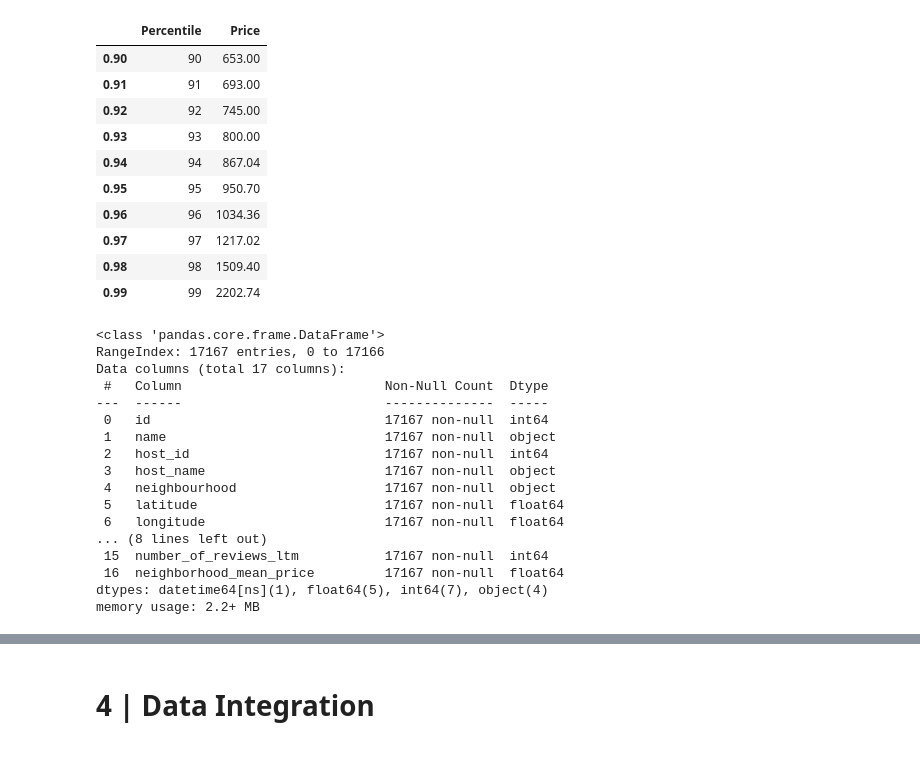
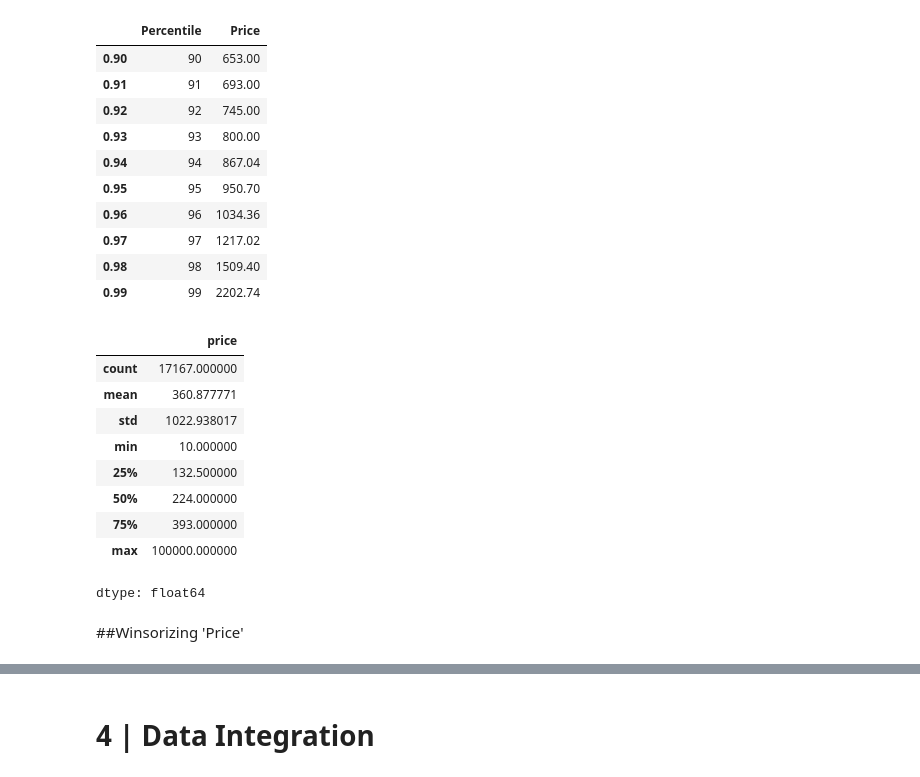
Before and after one commit to SallyPosey/DW_app, a Jupyter notebook: Real_Final_Project.ipynb, the cells around one changed output, grey strips where cells are left out. Drawn from its saved outputs; the diff is of its cells as text; code cells hidden in the pictures.

```diff
--- a/Real_Final_Project.ipynb
+++ b/Real_Final_Project.ipynb
@@ -124,23 +146,18 @@ percentile_df
 | 0.97 | 97 | 1217.02 |
 | 0.98 | 98 | 1509.40 |
 | 0.99 | 99 | 2202.74 |
-# %%
-airbnb_df.info()
-# %% [output]
-<class 'pandas.core.frame.DataFrame'>
-RangeIndex: 17167 entries, 0 to 17166
-Data columns (total 17 columns):
- #   Column                          Non-Null Count  Dtype
----  ------                          --------------  -----
- 0   id                              17167 non-null  int64
- 1   name                            17167 non-null  object
- 2   host_id                         17167 non-null  int64
- 3   host_name                       17167 non-null  object
- 4   neighbourhood                   17167 non-null  object
- 5   latitude                        17167 non-null  float64
- 6   longitude                       17167 non-null  float64
-... (8 lines left out)
- 15  number_of_reviews_ltm           17167 non-null  int64
- 16  neighborhood_mean_price         17167 non-null  float64
-dtypes: datetime64[ns](1), float64(5), int64(7), object(4)
-memory usage: 2.2+ MB
+# %%
+airbnb_df['price'].describe()
+# %% [output]
+|  | price |
+| count | 17167.000000 |
+| mean | 360.877771 |
+| std | 1022.938017 |
+| min | 10.000000 |
+| 25% | 132.500000 |
+| 50% | 224.000000 |
+| 75% | 393.000000 |
+| max | 100000.000000 |
+dtype: float64
+# %% [markdown]
+##Winsorizing 'Price'
```
Also changed, not shown: parts of 8 cells of this notebook.
